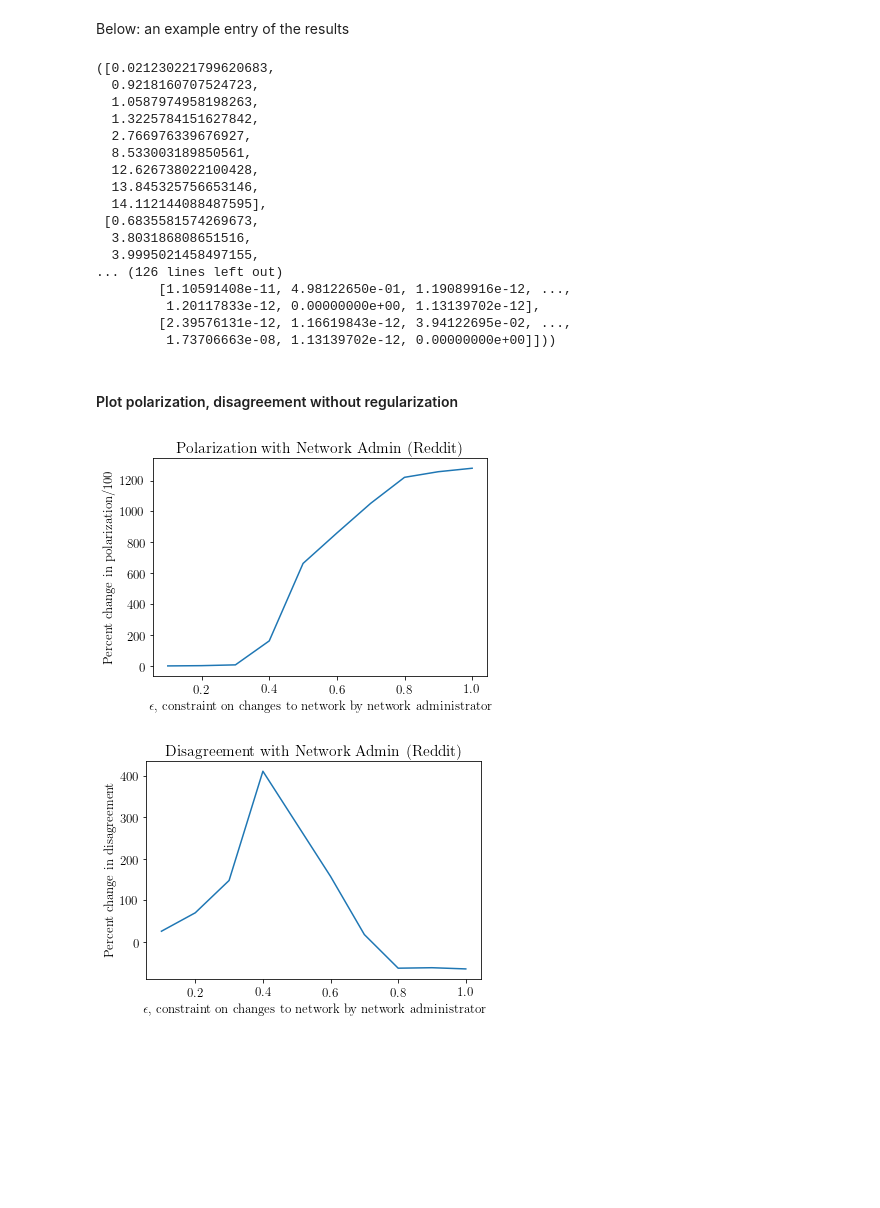
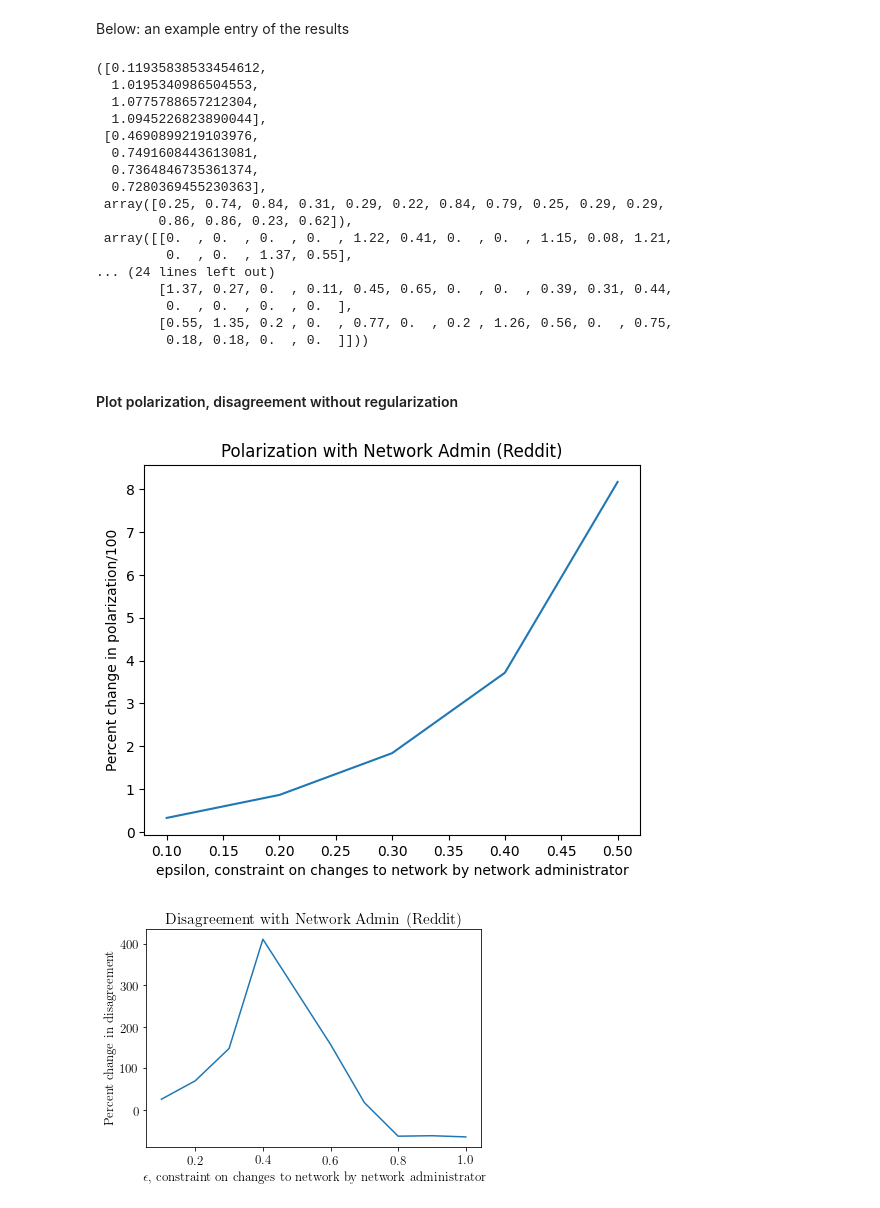
Before and after one commit to tooooomoya/m0_research, a Jupyter notebook: reproduce00/main/mytest.ipynb, the cells around one changed output. Cells and saved outputs as stored; diff of their text form; code cells hidden in the pictures; blank space fills up the shorter version.

```diff
--- a/reproduce00/main/mytest.ipynb
+++ b/reproduce00/main/mytest.ipynb
@@ -83,6 +84,8 @@ def min_z(W,s):
 def min_w_gurobi(z, lam, W0, reduce_pls, gam, existing):
     n = z.shape[0]
     m = Model("qcp")
+    m.setParam('OutputFlag', 0)
+    print('the number of n: ', n)
 
     if existing:
         inds = [(i,j) for i in range(n) for j in range(n) if i>j and W0[i,j] > 0]
@@ -90,12 +93,13 @@ def min_w_gurobi(z, lam, W0, reduce_pls, gam, existing):
         # (i, j)というセットのうち、範囲の中にあって、かつi>jとなるセットをindsに保存
         inds = [(i,j) for i in range(n) for j in range(n) if i>j]
     x=m.addVars(inds, lb=0.0, name="x")
+    print('the length of x: ', len(x))
 
     # obj is min \sum_{i,j} wij (zi-zj)^2
     if existing:
         w={(i,j):(z[i]-z[j])**2 for i in range(n) for j in range(n) if i>j and W0[i,j]>0}
     else:
-        # (i,j)をキーとして、zi-zjの差をValueとして保存
+        # 範囲の中にあってかつi>jである(i,j)をキーとして、zi-zjの差の二乗をValueとして保存
         w = {(i,j):(z[i]-z[j])**2 for i in range(n) for j in range(n) if i>j}
 
     # 先ほど作成したzi-zjにそれぞれxijをかける。xijは新しいwijとなるもの
@@ -106,12 +110,14 @@ def min_w_gurobi(z, lam, W0, reduce_pls, gam, existing):
     print('added variables')
 
     # add constraints sum_j x[i,j] = di
-    d = np.sum(W0,0)
+    d = np.sum(W0,0) #縦方向、列ごとに足し合わせる
     for i in range(n):
         if existing:
             m.addConstr(quicksum([x[(j,i)] for j in range(i+1,n) if W0[i,j] > 0] + [x[(i,j)] for j in range(i) if W0[i,j] > 0]) == d[i])
         else:
             m.addConstr(quicksum([x[(j,i)] for j in range(i+1,n)] + [x[(i,j)] for j in range(i)]) == d[i])
+            #range関数を見れば必然的にj>iである
+            #本来なら行列のx(i,j)を全部行ごと足したいけれど、下三角行列だから、反対側は、x(j,i)で探すしかないってこと。
     print('added first constraint')
 
     # add constraint \sum_{i,j} (wij - w0ij) < lam*norm(w0)**2
@@ -181,8 +187,12 @@ def am(A,s,lam,reduce_pls=False,gam=0,max_iters=100, existing=False):
         Wnew = min_w_gurobi(z,lam,A,reduce_pls=reduce_pls,gam=gam,existing=existing)
         # Wは使わないの？
 
+        np.set_printoptions(precision=2, suppress=True)
+        print('W after Admin effect:\n ', W)
+
         # minimize z
         znew = min_z(Wnew,s)
+        print('Z after FJ model: \n', z)
 
         # exit condition
         if np.maximum(np.linalg.norm(z-znew), np.linalg.norm(Wnew-W)) < 5e-1 or i > max_iters - 1:
@@ -453,57 +474,59 @@ Below: an example entry of the results
 # %%
 rd[0.5]
 # %% [output]
-([0.021230221799620683,
-  0.9218160707524723,
-  1.0587974958198263,
-  1.3225784151627842,
-  2.766976339676927,
-  8.533003189850561,
-  12.626738022100428,
-  13.845325756653146,
-  14.112144088487595],
- [0.6835581574269673,
-  3.803186808651516,
-  3.9995021458497155,
-... (126 lines left out)
-        [1.10591408e-11, 4.98122650e-01, 1.19089916e-12, ...,
-         1.20117833e-12, 0.00000000e+00, 1.13139702e-12],
-        [2.39576131e-12, 1.16619843e-12, 3.94122695e-02, ...,
-         1.73706663e-08, 1.13139702e-12, 0.00000000e+00]]))
+([0.11935838533454612,
+  1.0195340986504553,
+  1.0775788657212304,
+  1.0945226823890044],
+ [0.4690899219103976,
+  0.7491608443613081,
+  0.7364846735361374,
+  0.7280369455230363],
+ array([0.25, 0.74, 0.84, 0.31, 0.29, 0.22, 0.84, 0.79, 0.25, 0.29, 0.29,
+        0.86, 0.86, 0.23, 0.62]),
+ array([[0.  , 0.  , 0.  , 0.  , 1.22, 0.41, 0.  , 0.  , 1.15, 0.08, 1.21,
+         0.  , 0.  , 1.37, 0.55],
+... (24 lines left out)
+        [1.37, 0.27, 0.  , 0.11, 0.45, 0.65, 0.  , 0.  , 0.39, 0.31, 0.44,
+         0.  , 0.  , 0.  , 0.  ],
+        [0.55, 1.35, 0.2 , 0.  , 0.77, 0.  , 0.2 , 1.26, 0.56, 0.  , 0.75,
+         0.18, 0.18, 0.  , 0.  ]]))
 # %% [markdown]
 #### Plot polarization, disagreement without regularization
 # %%
 lam1vals=[0.1,0.2,0.3,0.4,0.5]
-lam2vals=[0.6,0.7,0.8,0.9,1.0]
+#lam2vals=[0.6,0.7,0.8,0.9,1.0]
 
-lamvals=lam1vals+lam2vals
+lamvals=lam1vals
+#+lam2vals
 
-pls_after_list=np.zeros(len(lamvals))
-pls_ratio_list=np.zeros(len(lamvals))
+pls_after_list = np.zeros(len(lamvals))
+pls_ratio_list = np.zeros(len(lamvals))
 i=0
 for lam in lamvals:
     if lam <= 0.5:
         pls = rd[lam][0]
     else:
         pls = rd_large[lam][0]
     pls_ratio_list[i] = pls[-1] * 1.0 / pls[0]
     pls_after_list[i] = pls[-1]
     i+=1
 
-plt.rc('text', usetex=True)
-plt.rc('font', family='serif')
-plt.rcParams.update({'font.size': 13})
+#plt.rc('text', usetex=True)
+#plt.rc('font', family='serif')
+#plt.rcParams.update({'font.size': 13})
+
 
 plt.plot(lamvals,pls_ratio_list - 1)
-plt.xlabel('$\epsilon$, constraint on changes to network by network administrator')
+plt.xlabel('epsilon, constraint on changes to network by network administrator')
 plt.ylabel('Percent change in polarization/100')
 plt.title('Polarization with Network Admin (Reddit)')
 
 plt.savefig('polarization_reddit.pdf')
 
 # HUGE increase in polarization
 # %% [output]
-[figure, old version]
+[figure, new version]
 # %%
 lam1vals=[0.1,0.2,0.3,0.4,0.5]
 lam2vals=[0.6,0.7,0.8,0.9,1.0]
```
Also changed, not shown: parts of 3 cells of this notebook, 14 other files.
